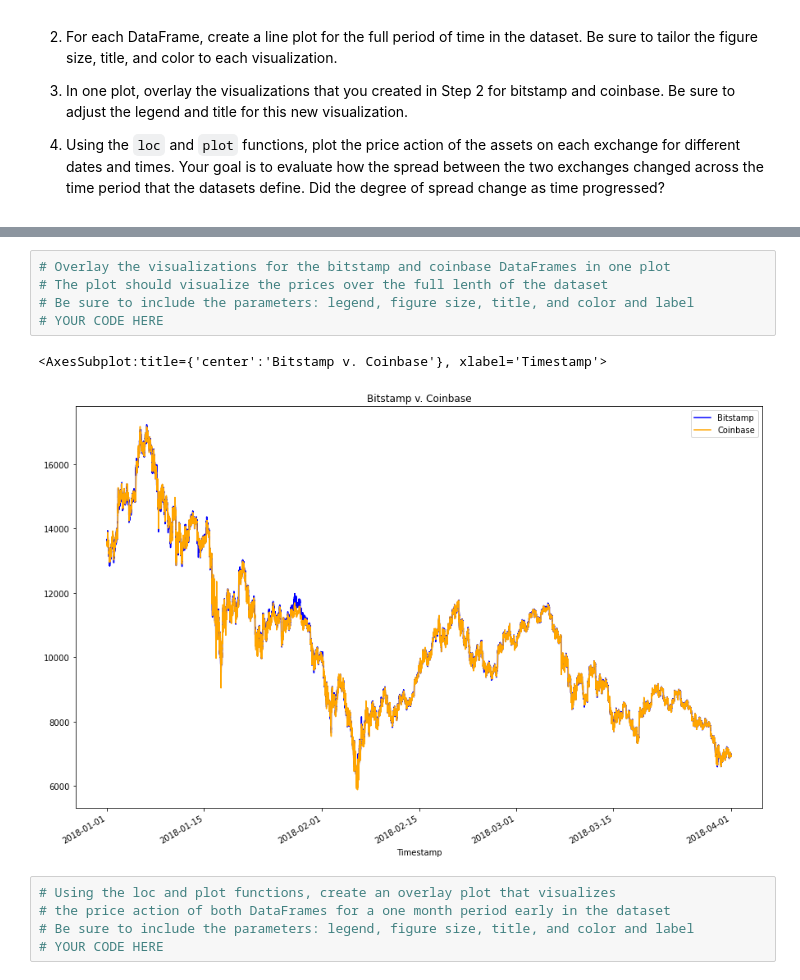
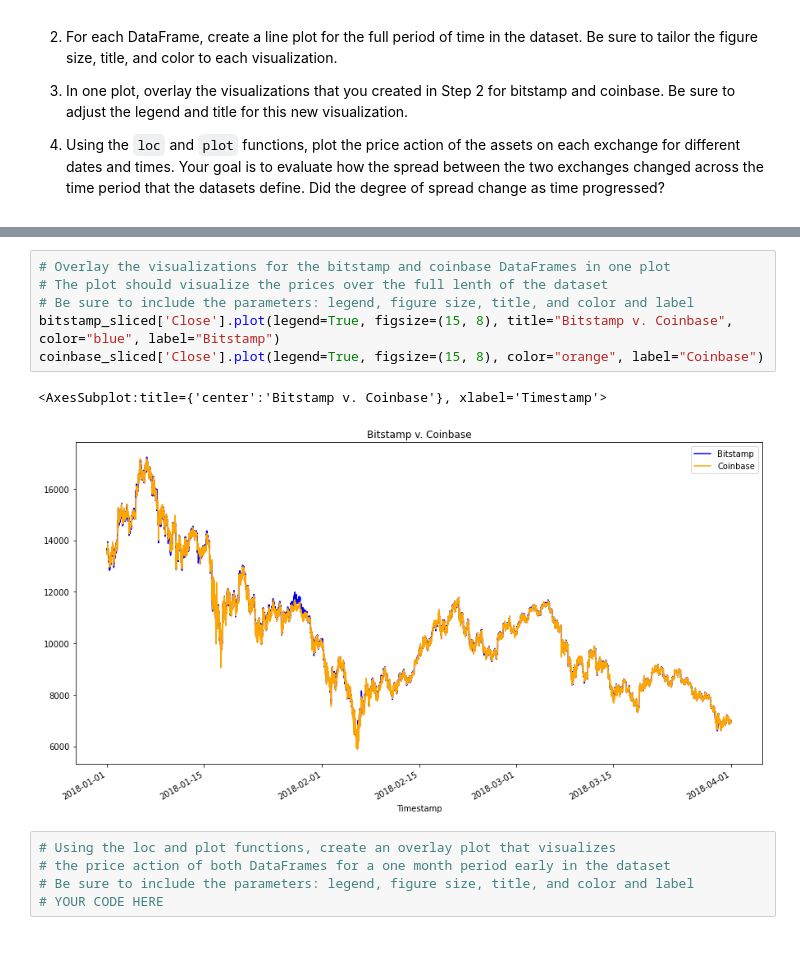
Before and after one commit to sububer/bitcoin_arbitrage, a Jupyter notebook: crypto_arbitrage.ipynb, the cells around one changed output, grey strips where cells are left out. Drawn from its saved outputs; the diff is of its cells as text; blank space fills up the shorter version.

```diff
--- a/crypto_arbitrage.ipynb
+++ b/crypto_arbitrage.ipynb
@@ -342,11 +345,12 @@ Sort through the time series data associated with the bitstamp and coinbase Data
 # %%
 # Overlay the visualizations for the bitstamp and coinbase DataFrames in one plot
 # The plot should visualize the prices over the full lenth of the dataset
 # Be sure to include the parameters: legend, figure size, title, and color and label
-# YOUR CODE HERE
+bitstamp_sliced['Close'].plot(legend=True, figsize=(15, 8), title="Bitstamp v. Coinbase", color="blue", label="Bitstamp")
+coinbase_sliced['Close'].plot(legend=True, figsize=(15, 8), color="orange", label="Coinbase")
 # %% [output]
 <AxesSubplot:title={'center':'Bitstamp v. Coinbase'}, xlabel='Timestamp'>
-[figure, old version]
+[figure, new version]
 # %%
 # Using the loc and plot functions, create an overlay plot that visualizes
 # the price action of both DataFrames for a one month period early in the dataset
```
Also changed, not shown: parts of 4 cells of this notebook.
